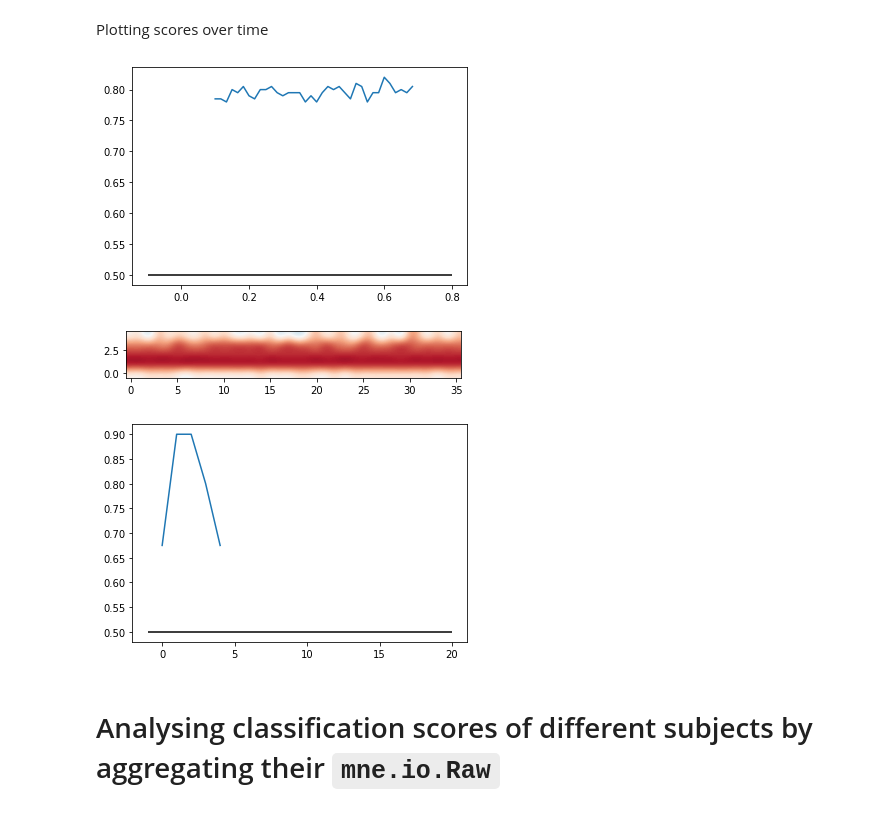
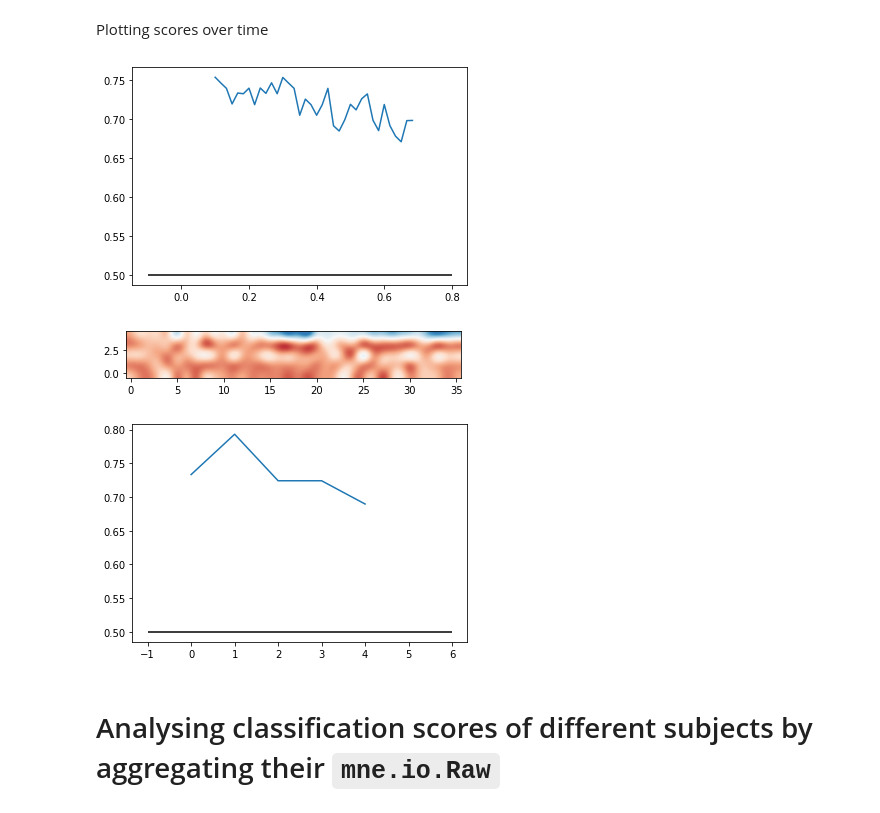
Before and after one commit to ssaket/eeg-pipeline, a Jupyter notebook: decoding.ipynb, the cells around one changed output. Cells and saved outputs as stored; diff of their text form; code cells hidden in the pictures.

```diff
--- a/decoding.ipynb
+++ b/decoding.ipynb
@@ -48,3 +46,8 @@ decoder = EEGDecoder('stimulus', (-0.1, 0.8), (0.1, 0.7), pipeline.raw)
+# %%
+# I don;t know why but when I pass the clean data I get LinAlgError.
+# Therefore, I am adding a new decoder. FYI: the issue in mne CSP, https://github.com/mne-tools/mne-python/issues/9094,
+decoder = EEGDecoder('stimulus', (-0.2, 0.8), (0.1, 0.7), pipeline.raw)
+clr_decoder = EEGDecoder('stimulus', (-0.1, 0.8), (0.1, 0.7), pipeline.raw, baseline=(None, 0), reject_by_annotation=True);
 # %% [markdown]
 we will use the CSP feature transformer to transform the feature
 # %%
@@ -140,0 +143,5 @@ Best Score: 0.9
+# %%
+data_, labels_ = clr_decoder.get_train();
+gs_cv_svm.fit(data_, labels_)
+print('Best Parameters: {}'.format(gs_cv_svm.best_params_));
+print('Best Score: {}'.format(gs_cv_svm.best_score_));
@@ -151,7 +160,7 @@ sns.barplot(x=['rare', 'freq'], y=[len(np.where(labels == 1)[0]), len(np.where(l
 ## Classification Over time (for a single subject, we will later do further analysis)
 # %%
 timeDecode = SlidingEstimator(clf_svm);
-epch_train = decoder.epochs.load_data().copy().resample(60)
-scores = cross_val_multiscore(timeDecode, epch_train.get_data(), labels, cv=StratifiedKFold(n_splits=5), n_jobs=2);
+epch_train = clr_decoder.epochs.load_data().copy().resample(60)
+scores = cross_val_multiscore(timeDecode, epch_train.get_data(), labels_, cv=StratifiedKFold(n_splits=5), n_jobs=2);
 print('Accuracy score {}'.format(np.mean(scores)));
 # %% [output]
@@ -172,18 +181,18 @@ Plotting scores over time
 plt.plot(epch_train.times,scores.mean(axis=0));
 plt.hlines(0.5,-0.1,0.8,'k');
 # %% [output]
-[figure, old version]
+[figure, new version]
 # %%
 scores.shape
 im = plt.imshow(scores, interpolation='lanczos', origin='lower', cmap='RdBu_r',vmin=0.2, vmax=1);
 # plt.colorbar()
 # %% [output]
-[figure, old version]
+[figure, new version]
 # %%
 plt.plot(np.diag(scores));
-plt.hlines(0.5,-1,20,'k');
+plt.hlines(0.5,-1,6,'k');
 # %% [output]
-[figure, old version]
+[figure, new version]
 # %% [markdown]
 # Analysing classification scores of different subjects by aggregating their `mne.io.Raw`
 # %% [markdown]
```
Also changed, not shown: parts of 22 cells of this notebook.
